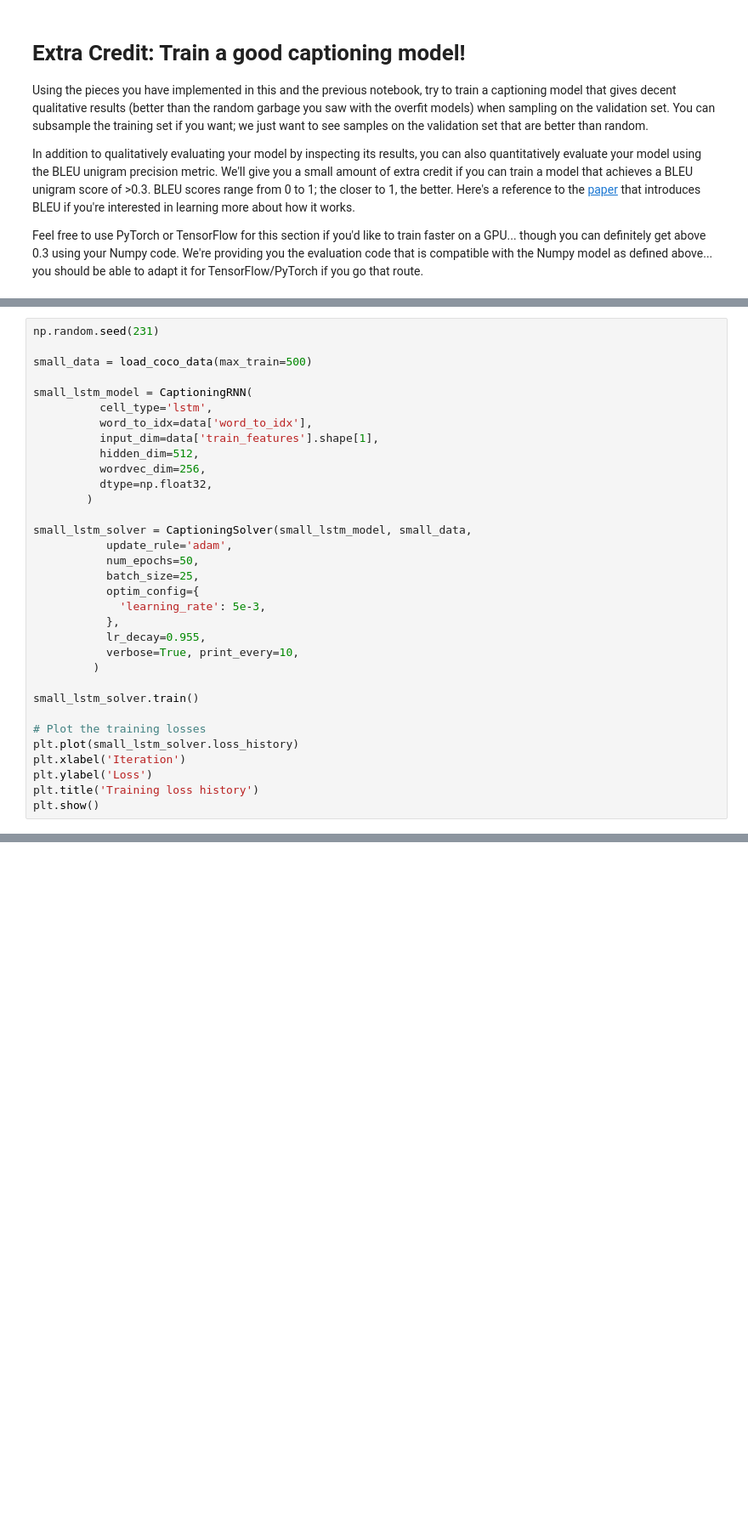
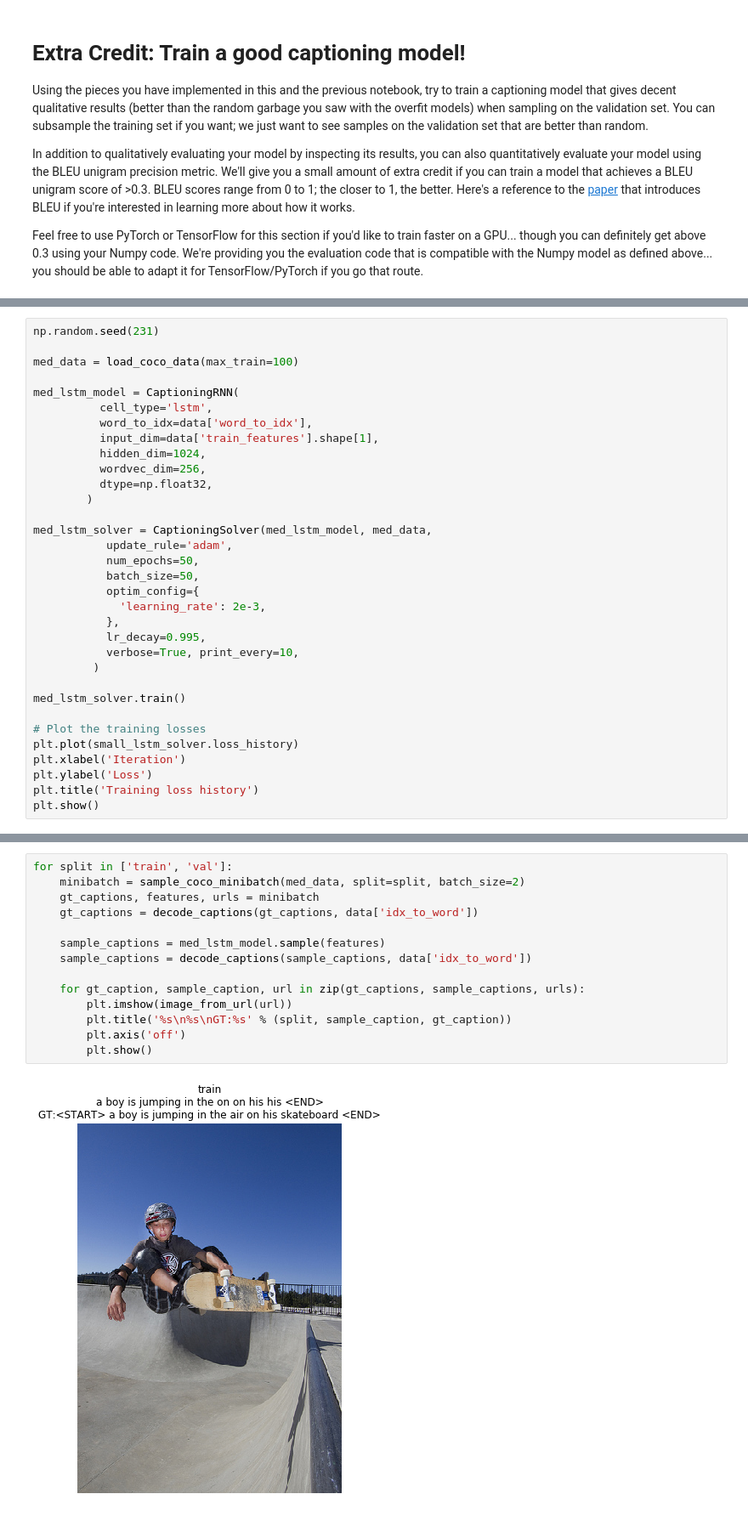
Before and after one commit to ethan-mgallagher/cs231n-Assignment-3, a Jupyter notebook: LSTM_Captioning.ipynb, the cells around one changed output, grey strips where cells are left out. Shown at 85% size. Cells and saved outputs as stored; diff of their text form; blank space fills up the shorter version.

```diff
--- a/LSTM_Captioning.ipynb
+++ b/LSTM_Captioning.ipynb
@@ -395,29 +395,29 @@ def evaluate_model(model):
 # %%
 np.random.seed(231)
 
-small_data = load_coco_data(max_train=500)
+med_data = load_coco_data(max_train=100)
 
-small_lstm_model = CaptioningRNN(
+med_lstm_model = CaptioningRNN(
           cell_type='lstm',
           word_to_idx=data['word_to_idx'],
           input_dim=data['train_features'].shape[1],
-          hidden_dim=512,
+          hidden_dim=1024,
           wordvec_dim=256,
           dtype=np.float32,
         )
 
-small_lstm_solver = CaptioningSolver(small_lstm_model, small_data,
+med_lstm_solver = CaptioningSolver(med_lstm_model, med_data,
            update_rule='adam',
            num_epochs=50,
-           batch_size=25,
+           batch_size=50,
            optim_config={
-             'learning_rate': 5e-3,
+             'learning_rate': 2e-3,
            },
-           lr_decay=0.955,
+           lr_decay=0.995,
            verbose=True, print_every=10,
          )
 
-small_lstm_solver.train()
+med_lstm_solver.train()
 
 # Plot the training losses
 plt.plot(small_lstm_solver.loss_history)
@@ -446,0 +440,16 @@ plt.show()
+# %%
+for split in ['train', 'val']:
+    minibatch = sample_coco_minibatch(med_data, split=split, batch_size=2)
+    gt_captions, features, urls = minibatch
+    gt_captions = decode_captions(gt_captions, data['idx_to_word'])
+
+    sample_captions = med_lstm_model.sample(features)
+    sample_captions = decode_captions(sample_captions, data['idx_to_word'])
+
+    for gt_caption, sample_caption, url in zip(gt_captions, sample_captions, urls):
+        plt.imshow(image_from_url(url))
+        plt.title('%s\n%s\nGT:%s' % (split, sample_caption, gt_caption))
+        plt.axis('off')
+        plt.show()
+# %% [output]
+[figure, added]
```
Also changed, not shown: parts of 4 cells of this notebook.
